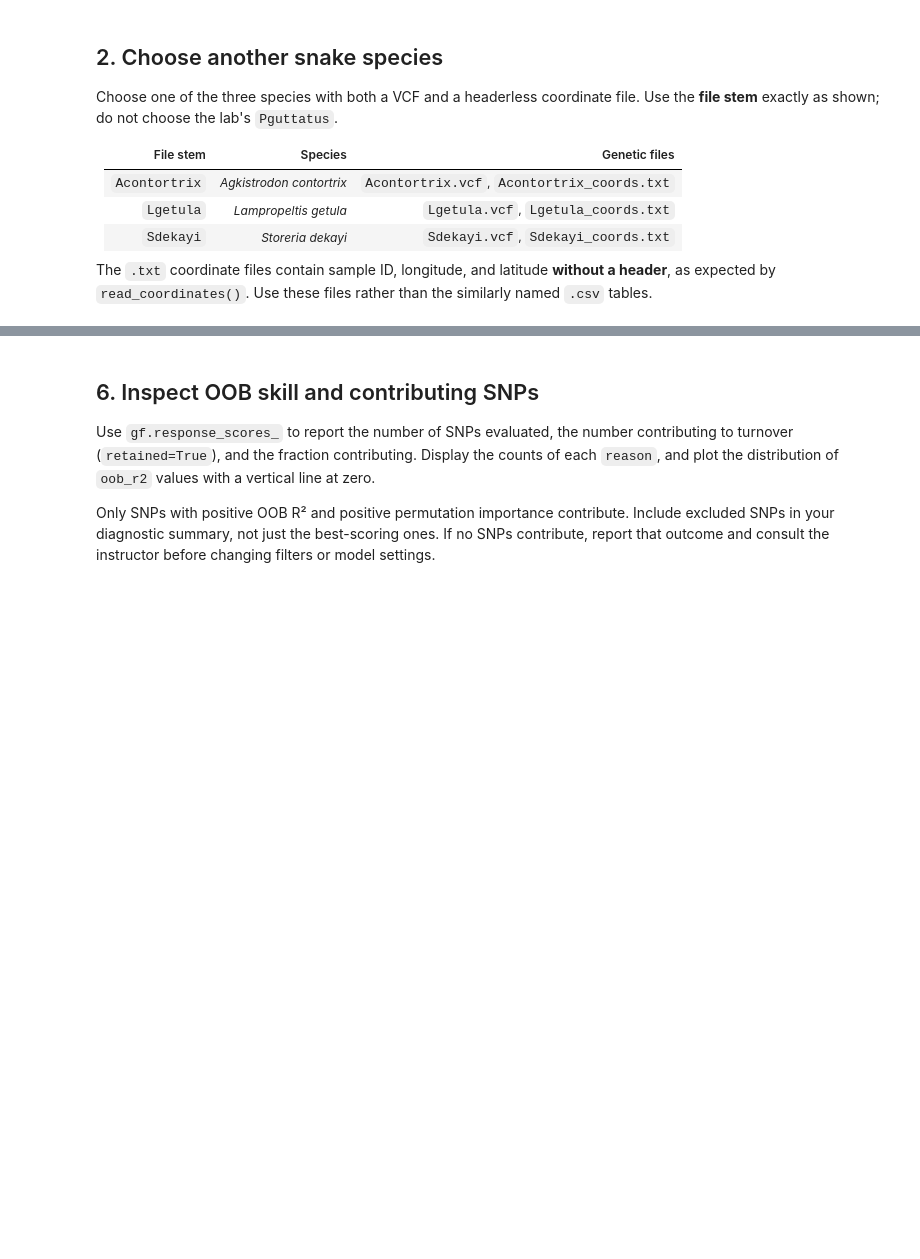
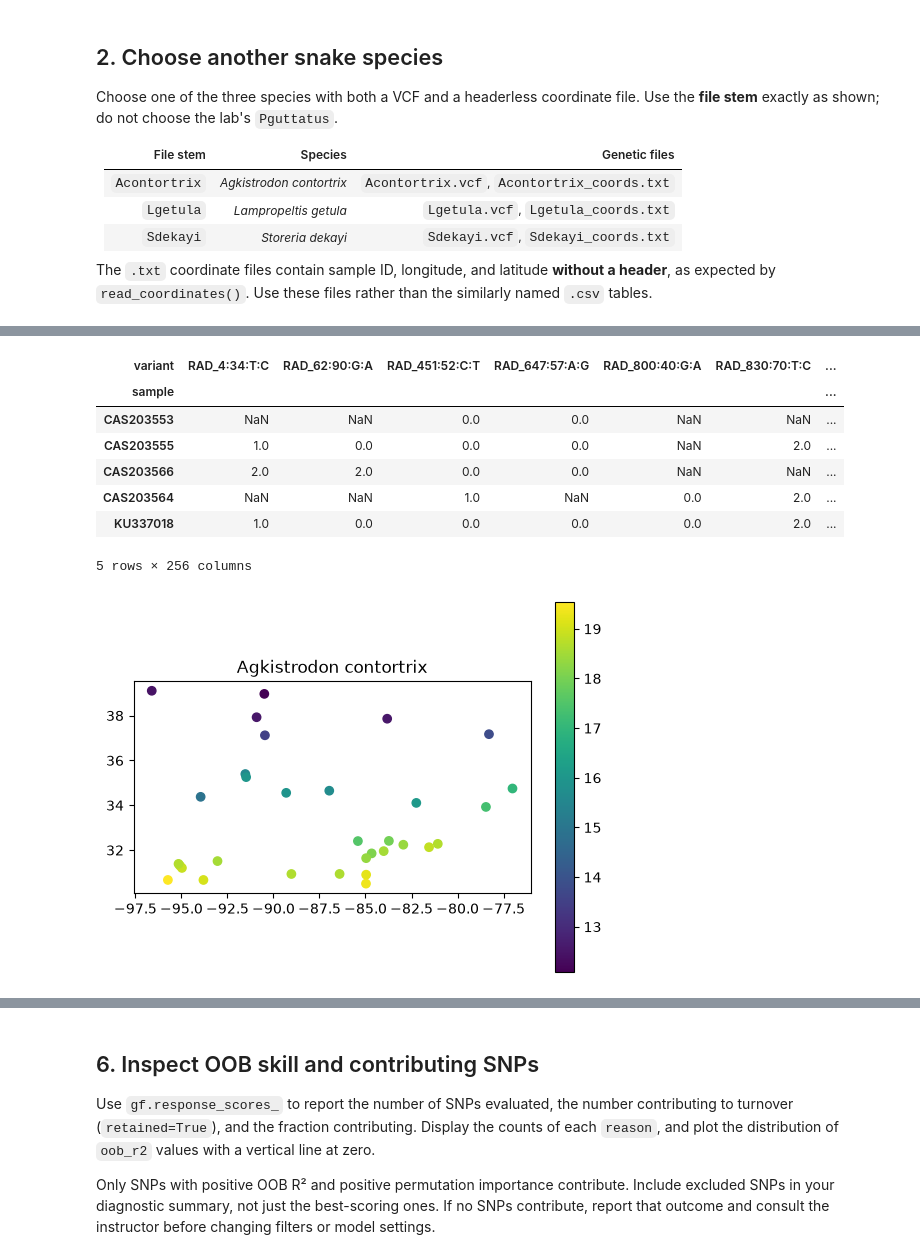
Before and after one commit to carlycoughlin-ux/BIO597-SpatialBiodiversity, a Jupyter notebook: docs/assignments/Assignment-09-GradientForest.ipynb, the cells around one changed output, grey strips where cells are left out. Cells and saved outputs as stored; diff of their text form; code cells hidden in the pictures; blank space fills up the shorter version.

```diff
--- a/docs/assignments/Assignment-09-GradientForest.ipynb
+++ b/docs/assignments/Assignment-09-GradientForest.ipynb
@@ -39,7 +39,7 @@ import matplotlib.pyplot as plt
 from pygf import GradientForest, read_coordinates, read_vcf, sample_environment
 
 genetics_dir = Path("/home/jovyan/shared/EasternSnakeGenetics")
-bioclim_dir = Path("/home/jovyan/shared-readwrite/bioclim")
+bioclim_dir = Path("/home/jovyan/shared/bioclim")
 # %% [markdown]
 ## 2. Choose another snake species
 
@@ -127,5 +161,21 @@ X.head()
 # %%
 # Map sites colored by X["bio1"] with a legend and species title.
+X = sample_environment("/home/jovyan/shared/bioclim", sites)
+y = genotypes.dosage.to_pandas()
+sites.plot(column=X.bio1, legend=True);
+plt.title("Agkistrodon contortrix")
+
 # Inspect y.head() to confirm that SNPs are columns and individuals are rows.
+y.head()
+# %% [output]
+| variant | RAD_4:34:T:C | RAD_62:90:G:A | RAD_451:52:C:T | RAD_647:57:A:G | RAD_800:40:G:A | RAD_830:70:T:C | ... |
+| sample |  |  |  |  |  |  | ... |
+| CAS203553 | NaN | NaN | 0.0 | 0.0 | NaN | NaN | ... |
+| CAS203555 | 1.0 | 0.0 | 0.0 | 0.0 | NaN | 2.0 | ... |
+| CAS203566 | 2.0 | 2.0 | 0.0 | 0.0 | NaN | NaN | ... |
+| CAS203564 | NaN | NaN | 1.0 | NaN | 0.0 | 2.0 | ... |
+| KU337018 | 1.0 | 0.0 | 0.0 | 0.0 | 0.0 | 2.0 | ... |
+5 rows × 256 columns
+[figure, added]
 # %% [markdown]
 **Interpretation:** Were any individuals removed for missing climate? Why must `sites`, `X`, and `y` retain the same IDs and row order? Explain why these responses are individual genotypes rather than population allele frequencies.
```
Also changed, not shown: parts of 23 cells of this notebook, 11 other files.
